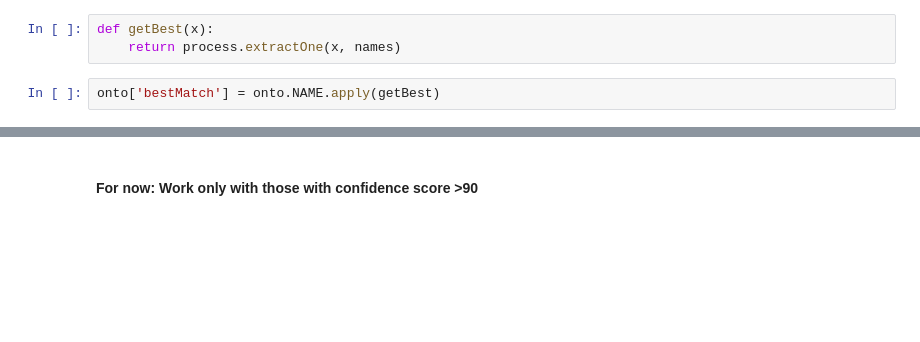
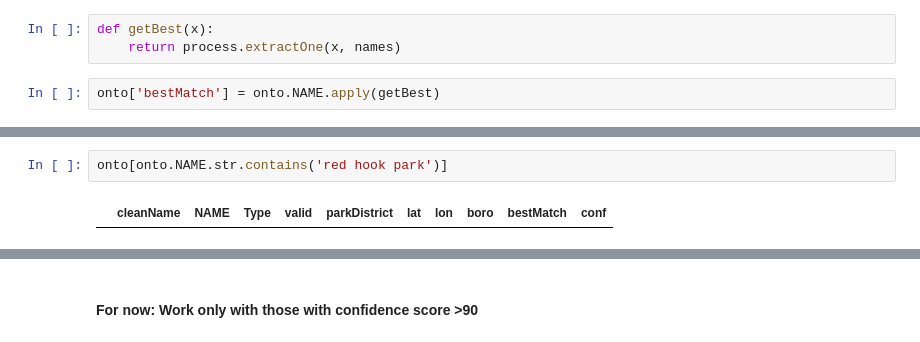
Before and after one commit to gdobler/parqa, a Jupyter notebook: Inspections/2_Property_match.ipynb, the cells around one changed output, grey strips where cells are left out. Cells and saved outputs as stored; diff of their text form; blank space fills up the shorter version.

```diff
--- a/Inspections/2_Property_match.ipynb
+++ b/Inspections/2_Property_match.ipynb
@@ -155,3 +164,7 @@ min         0.000000
 75%       100.000000
 max       100.000000
 Name: conf, dtype: float64
+# %%
+onto[onto.NAME.str.contains('red hook park')]
+# %% [output]
+|  | cleanName | NAME | Type | valid | parkDistrict | lat | lon | boro | bestMatch | conf |
```
Also changed, not shown: parts of 33 cells of this notebook.
